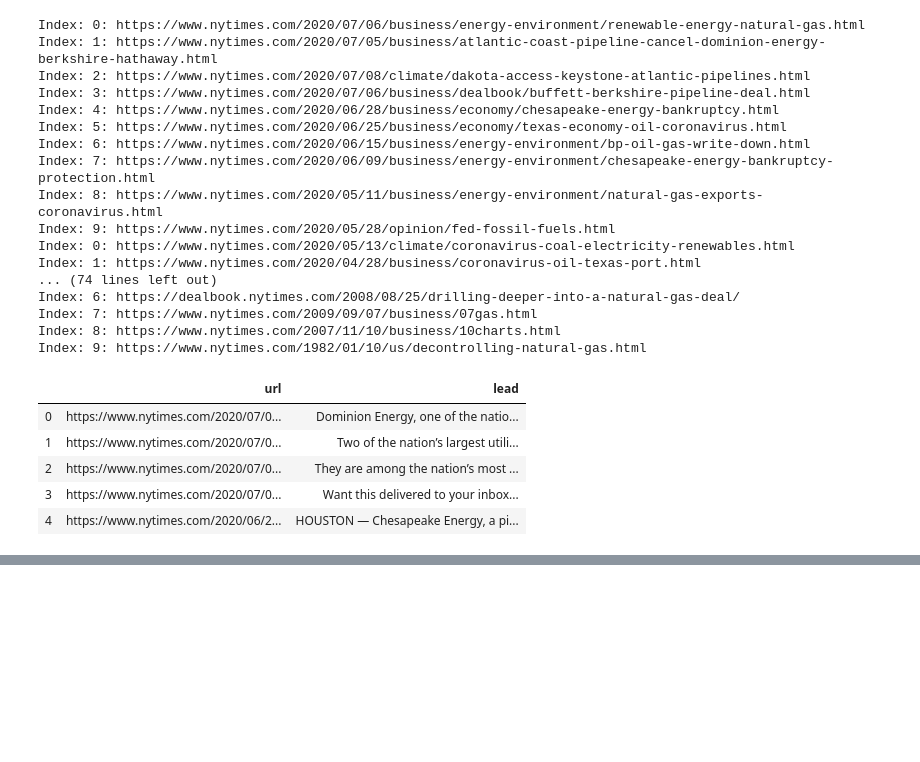
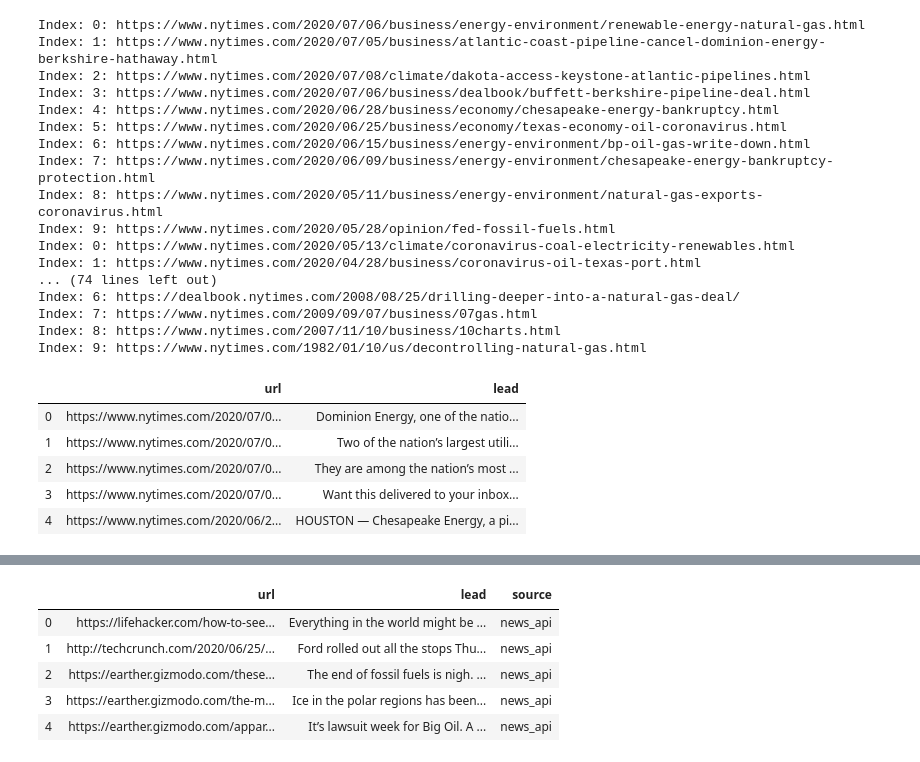
Before and after one commit to grantaguinaldo/nyt, a Jupyter notebook: nyt_api.ipynb, the cells around one changed output, grey strips where cells are left out. Drawn from its saved outputs; the diff is of its cells as text; code cells hidden in the pictures; blank space fills up the shorter version.

Commit message:
added new source

```diff
--- a/nyt_api.ipynb
+++ b/nyt_api.ipynb
@@ -50,0 +106,13 @@ df.head()
+# %%
+df_news_api = pd.read_json('news_api_data.json', orient='columns')
+# %%
+df_news_api['source'] = 'news_api'
+# %%
+df_news_api.head()
+# %% [output]
+|  | url | lead | source |
+| 0 | https://lifehacker.com/how-to-see... | Everything in the world might be ... | news_api |
+| 1 | http://techcrunch.com/2020/06/25/... | Ford rolled out all the stops Thu... | news_api |
+| 2 | https://earther.gizmodo.com/these... | The end of fossil fuels is nigh. ... | news_api |
+| 3 | https://earther.gizmodo.com/the-m... | Ice in the polar regions has been... | news_api |
+| 4 | https://earther.gizmodo.com/appar... | It’s lawsuit week for Big Oil. A ... | news_api |
```
Also changed, not shown: parts of 11 cells of this notebook, 2 other files.
